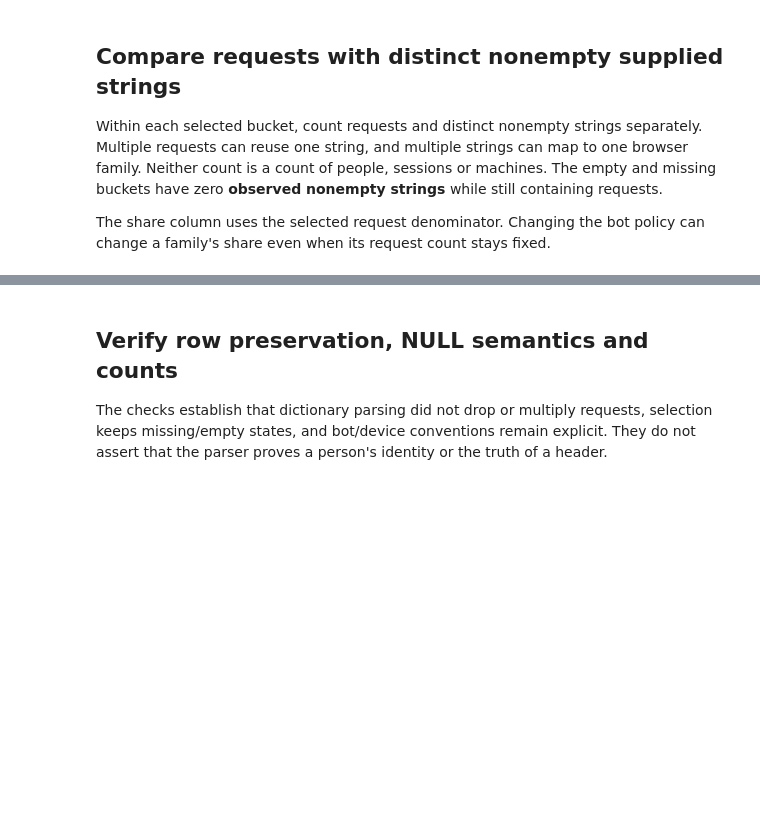
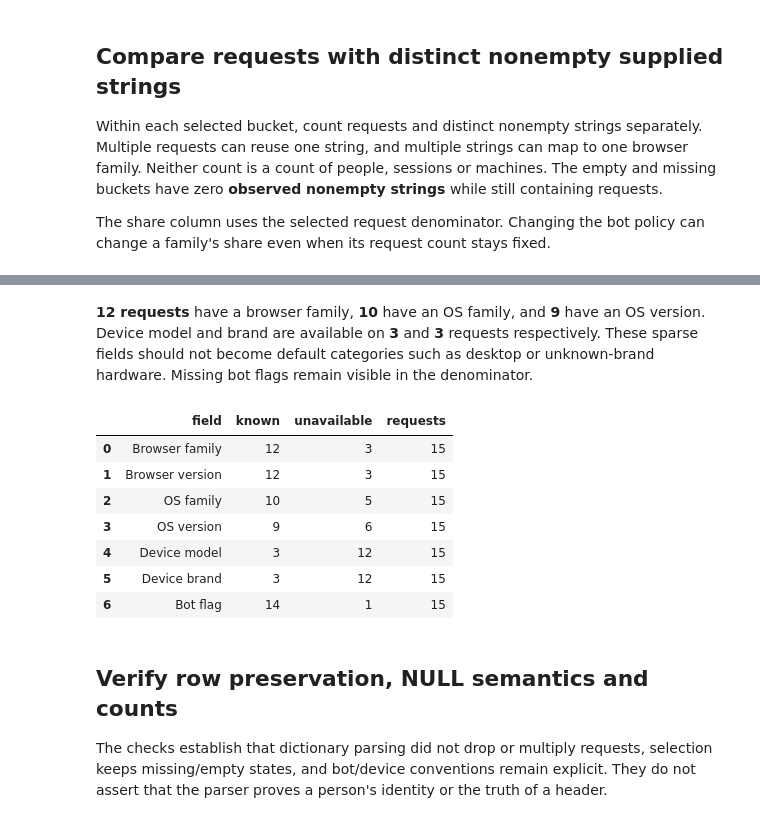
Before and after one commit to Query-farm/vgi-useragent, a Jupyter notebook: notebooks/01_count_requests_without_inventing_identities.ipynb, the cells around one changed output, grey strips where cells are left out. Drawn from its saved outputs; the diff is of its cells as text; code cells hidden in the pictures; blank space fills up the shorter version.

```diff
--- a/notebooks/01_count_requests_without_inventing_identities.ipynb
+++ b/notebooks/01_count_requests_without_inventing_identities.ipynb
@@ -323,0 +410,38 @@ FROM selected_requests;
+# %%
+fig, ax = plt.subplots(figsize=(12, 6.8))
+x = np.arange(len(availability))
+known = ax.bar(x, availability.known, color="#267358", width=0.6, label="Returned value")
+ax.bar(
+    x,
+    availability.unavailable,
+    bottom=availability.known,
+    color="#dfe6e1",
+    width=0.6,
+    label="Unavailable",
+)
+ax.bar_label(
+    known, labels=[str(int(v)) for v in availability.known], label_type="center", color="white"
+)
+ax.set_xticks(x, [s.replace(" ", "\n", 1) for s in availability.field])
+ax.set_ylim(0, int(availability.requests.max()) * 1.1)
+ax.yaxis.set_major_locator(MaxNLocator(integer=True))
+ax.set_ylabel("Selected requests")
+ax.grid(axis="y")
+fig.legend(*ax.get_legend_handles_labels(), loc="lower center", bbox_to_anchor=(0.5, 0.13), ncol=2)
+finish(
+    fig,
+    "A known browser does not fill every field",
+    f"Returned fields out of {int(availability.requests.iloc[0])} selected requests · NULL remains unavailable",
+    SOURCE,
+    name="03-field-availability",
+)
+counts = dict(zip(availability.field, availability.known))
+prose(
+    f"**{int(counts['Browser family'])} requests** have a browser family, "
+    f"**{int(counts['OS family'])}** have an OS family, and **{int(counts['OS version'])}** have an OS version. "
+    f"Device model and brand are available on **{int(counts['Device model'])}** and "
+    f"**{int(counts['Device brand'])}** requests respectively. These sparse fields should not become "
+    "default categories such as desktop or unknown-brand hardware. Missing bot flags remain visible in the denominator."
+)
+display(availability)
+# %% [output]
@@ -324,3 +449,12 @@ FROM selected_requests;
+**12 requests** have a browser family, **10** have an OS family, and **9** have an OS version. Device model and brand are available on **3** and **3** requests respectively. These sparse fields should not become default categories such as desktop or unknown-brand hardware. Missing bot flags remain visible in the denominator.
+|  | field | known | unavailable | requests |
+| 0 | Browser family | 12 | 3 | 15 |
+| 1 | Browser version | 12 | 3 | 15 |
+| 2 | OS family | 10 | 5 | 15 |
+| 3 | OS version | 9 | 6 | 15 |
+| 4 | Device model | 3 | 12 | 15 |
+| 5 | Device brand | 3 | 12 | 15 |
+| 6 | Bot flag | 14 | 1 | 15 |
 # %% [markdown]
 ## Verify row preservation, NULL semantics and counts
 
```
Also changed, not shown: parts of 18 cells of this notebook, 11 other files.
